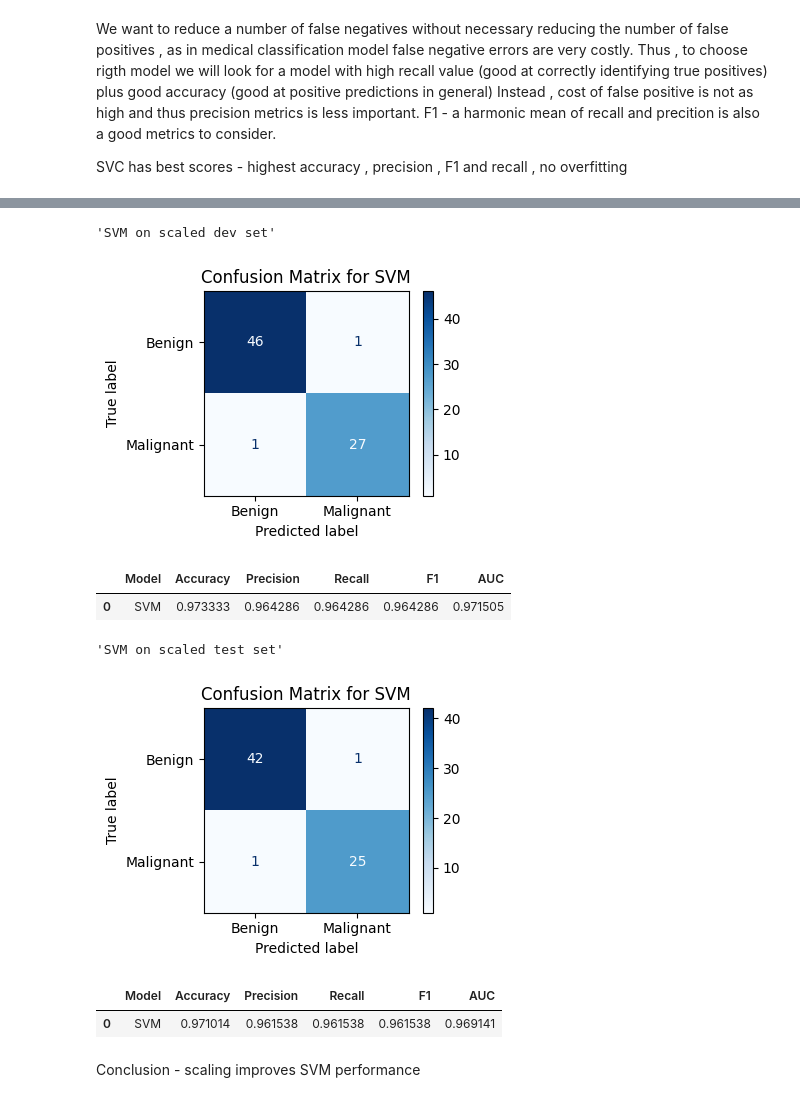
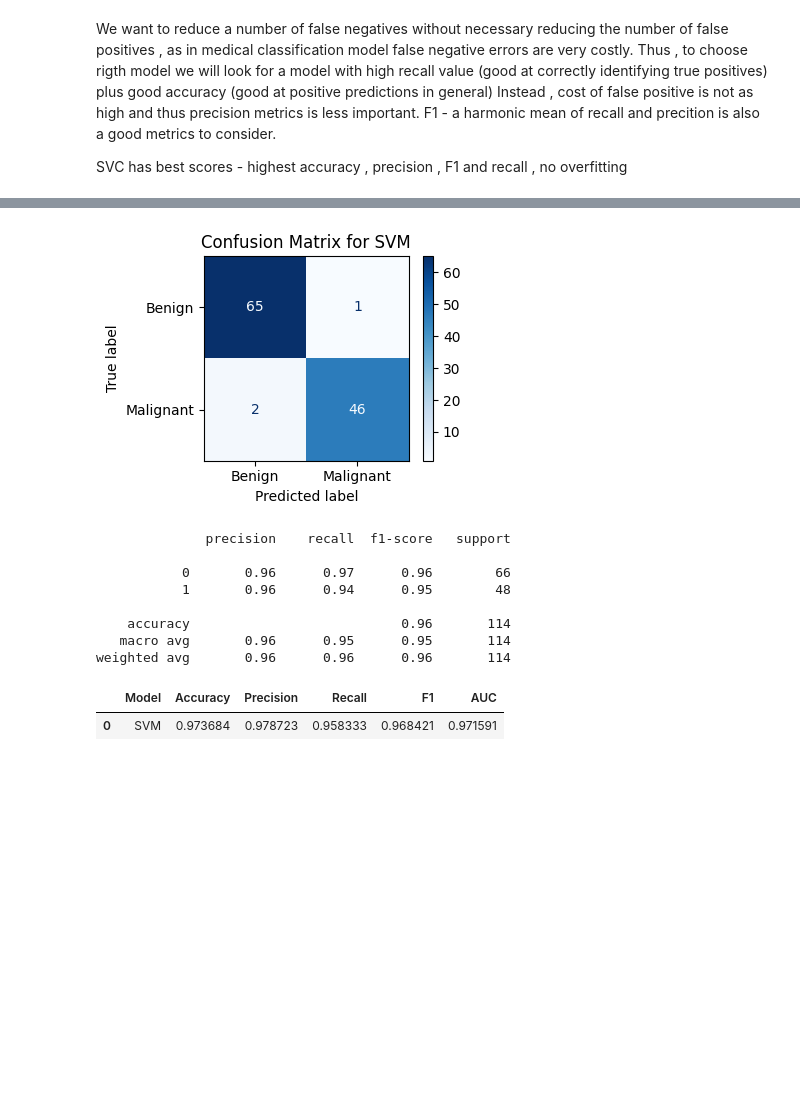
Before and after one commit to lmanov1/CancerPrediction, a Jupyter notebook: 5_ModelTraining.ipynb, the cells around one changed output, grey strips where cells are left out. Saved outputs shown, nothing was run; the diff lists cells and outputs as text; code cells hidden in the pictures; blank space fills up the shorter version.

```diff
--- a/5_ModelTraining.ipynb
+++ b/5_ModelTraining.ipynb
@@ -315,32 +324,18 @@ models_perfmance_df_val.to_excel('IntermidiateData/5_FinalEvaluationScores.xlsx'
-# %%
-from sklearn.preprocessing import StandardScaler
-SVC2= SVC()
-kfold = StratifiedKFold(n_splits=5, random_state=42, shuffle=True)
-grid_search = GridSearchCV(SVC2, SVM_params, cv = kfold , refit = True , scoring=hyperparameters_scoring, verbose=0, n_jobs=-1)
-
-scaler = StandardScaler()
-X_train_scaled = scaler.fit_transform(X_train)
-grid_search.fit(X_train_scaled, y_train)
-
-display("SVM on scaled dev set")
-X_dev_scaled = scaler.fit_transform(X_dev)
-classif_dev_df_scaled = pd.DataFrame()
-classif_dev_df_scaled = test_model(grid_search.best_estimator_ , 'SVM', X_dev_scaled, y_dev, classif_dev_df_scaled)
-display(classif_dev_df_scaled)
-
-display("SVM on scaled test set")
-X_test_scaled = scaler.fit_transform(X_test)
-classif_test_df_scaled = pd.DataFrame()
-classif_test_df_scaled = test_model(grid_search.best_estimator_ , 'SVM', X_test_scaled, y_test, classif_test_df_scaled)
-display(classif_test_df_scaled)
-# %% [output]
-'SVM on scaled dev set'
-[figure, removed]
-|  | Model | Accuracy | Precision | Recall | F1 | AUC |
-| 0 | SVM | 0.973333 | 0.964286 | 0.964286 | 0.964286 | 0.971505 |
-'SVM on scaled test set'
-[figure, removed]
-|  | Model | Accuracy | Precision | Recall | F1 | AUC |
-| 0 | SVM | 0.971014 | 0.961538 | 0.961538 | 0.961538 | 0.969141 |
-# %% [markdown]
-Conclusion - scaling improves SVM performance
+# %%
+model_instance = model_objects_dict["SVM"]
+SVM_perfmance_df = pd.DataFrame()
+SVM_perfmance_df  , lrtest_pred  = test_model(model_instance , 'SVM', X_test, y_test, SVM_perfmance_df)
+print(classification_report(y_test, y_test_pred))
+display(SVM_perfmance_df)
+# %% [output]
+[figure, added]
+              precision    recall  f1-score   support
+
+           0       0.96      0.97      0.96        66
+           1       0.96      0.94      0.95        48
+
+    accuracy                           0.96       114
+   macro avg       0.96      0.95      0.95       114
+weighted avg       0.96      0.96      0.96       114
+|  | Model | Accuracy | Precision | Recall | F1 | AUC |
+| 0 | SVM | 0.973684 | 0.978723 | 0.958333 | 0.968421 | 0.971591 |
```
Also changed, not shown: parts of 8 cells of this notebook, 1 other file.
